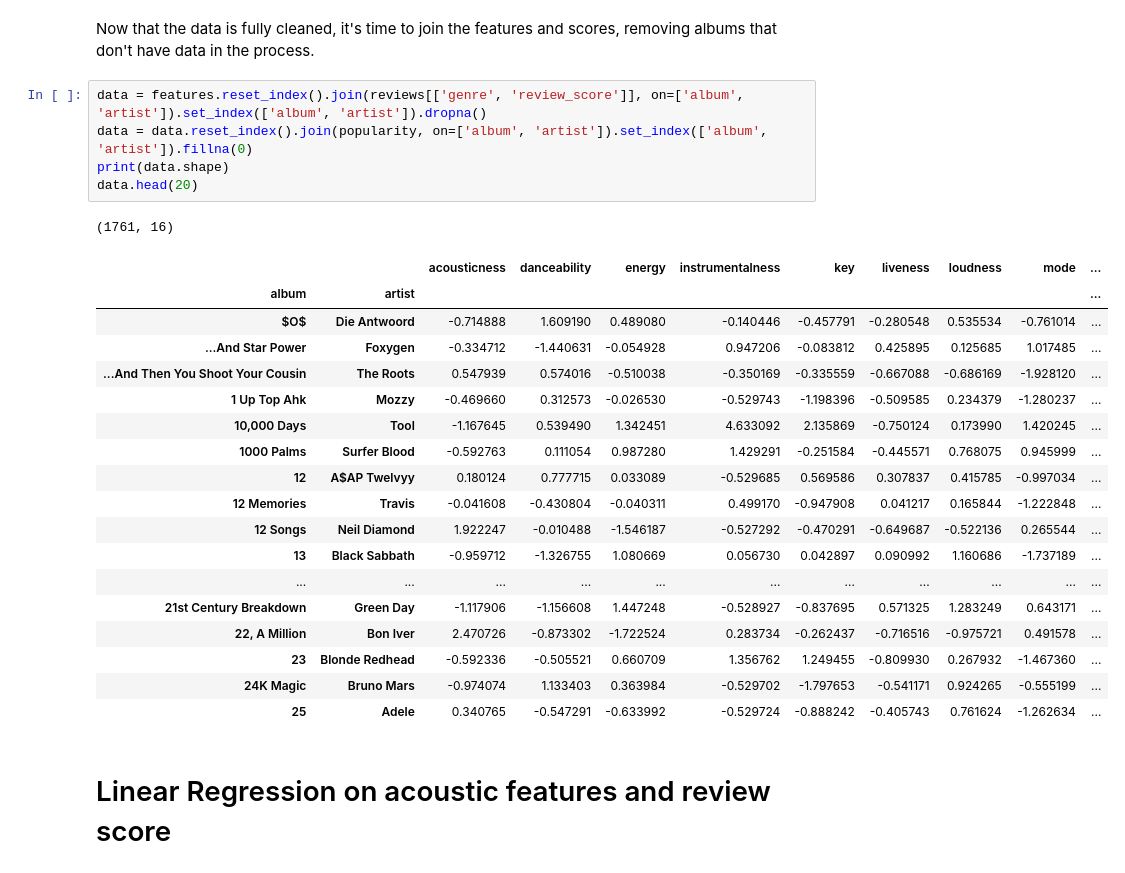
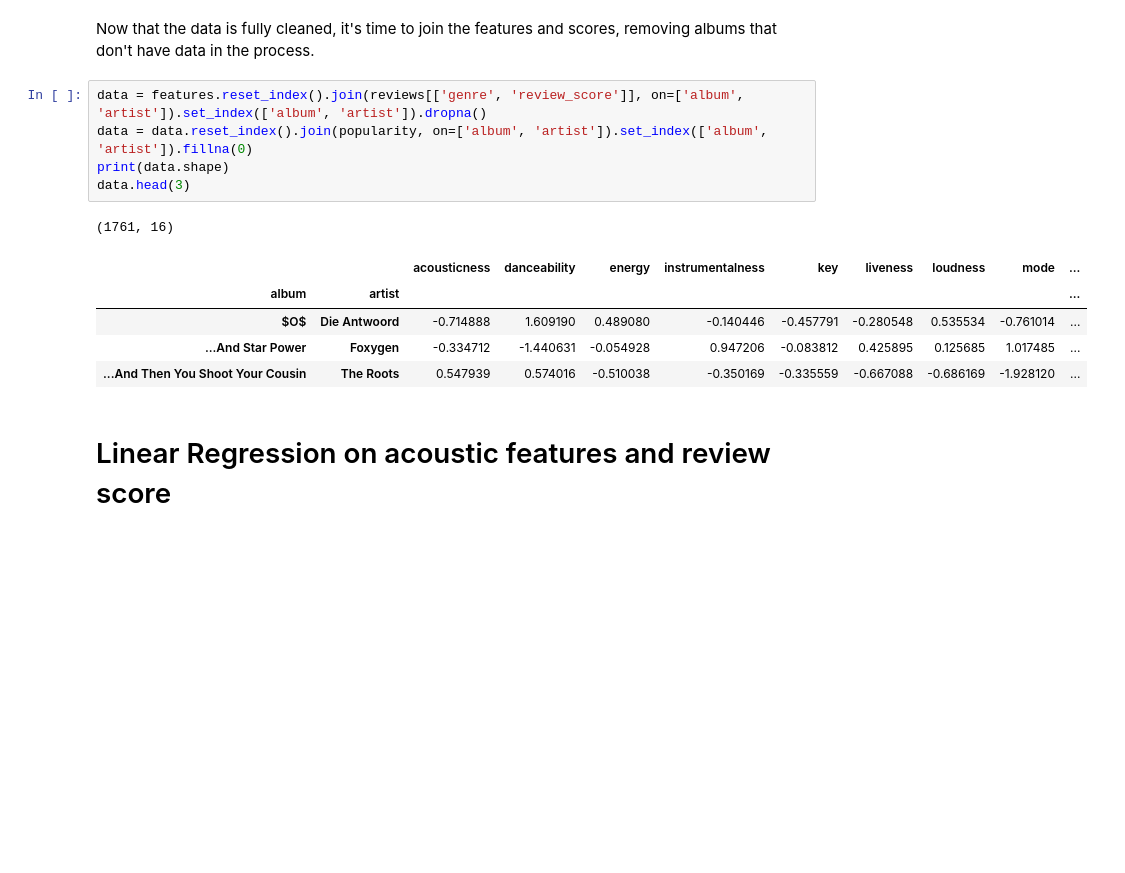
Before and after one commit to shaiyon/Spotify-Analysis, a Jupyter notebook: Exploratory Data Analysis.ipynb, the cells around one changed output. Saved outputs shown, nothing was run; the diff lists cells and outputs as text; blank space fills up the shorter version.

```diff
--- a/Exploratory Data Analysis.ipynb
+++ b/Exploratory Data Analysis.ipynb
@@ -186,28 +186,15 @@ Now that the data is fully cleaned, it's time to join the features and scores, r
 # %%
 data = features.reset_index().join(reviews[['genre', 'review_score']], on=['album', 'artist']).set_index(['album', 'artist']).dropna()
 data = data.reset_index().join(popularity, on=['album', 'artist']).set_index(['album', 'artist']).fillna(0)
 print(data.shape)
-data.head(20)
+data.head(3)
 # %% [output]
 (1761, 16)
 |  |  | acousticness | danceability | energy | instrumentalness | key | liveness | loudness | mode | ... |
 | album | artist |  |  |  |  |  |  |  |  | ... |
 | $O$ | Die Antwoord | -0.714888 | 1.609190 | 0.489080 | -0.140446 | -0.457791 | -0.280548 | 0.535534 | -0.761014 | ... |
 | ...And Star Power | Foxygen | -0.334712 | -1.440631 | -0.054928 | 0.947206 | -0.083812 | 0.425895 | 0.125685 | 1.017485 | ... |
 | ...And Then You Shoot Your Cousin | The Roots | 0.547939 | 0.574016 | -0.510038 | -0.350169 | -0.335559 | -0.667088 | -0.686169 | -1.928120 | ... |
-| 1 Up Top Ahk | Mozzy | -0.469660 | 0.312573 | -0.026530 | -0.529743 | -1.198396 | -0.509585 | 0.234379 | -1.280237 | ... |
-| 10,000 Days | Tool | -1.167645 | 0.539490 | 1.342451 | 4.633092 | 2.135869 | -0.750124 | 0.173990 | 1.420245 | ... |
-| 1000 Palms | Surfer Blood | -0.592763 | 0.111054 | 0.987280 | 1.429291 | -0.251584 | -0.445571 | 0.768075 | 0.945999 | ... |
-| 12 | A$AP Twelvyy | 0.180124 | 0.777715 | 0.033089 | -0.529685 | 0.569586 | 0.307837 | 0.415785 | -0.997034 | ... |
-| 12 Memories | Travis | -0.041608 | -0.430804 | -0.040311 | 0.499170 | -0.947908 | 0.041217 | 0.165844 | -1.222848 | ... |
-| 12 Songs | Neil Diamond | 1.922247 | -0.010488 | -1.546187 | -0.527292 | -0.470291 | -0.649687 | -0.522136 | 0.265544 | ... |
-| 13 | Black Sabbath | -0.959712 | -1.326755 | 1.080669 | 0.056730 | 0.042897 | 0.090992 | 1.160686 | -1.737189 | ... |
-| ... | ... | ... | ... | ... | ... | ... | ... | ... | ... | ... |
-| 21st Century Breakdown | Green Day | -1.117906 | -1.156608 | 1.447248 | -0.528927 | -0.837695 | 0.571325 | 1.283249 | 0.643171 | ... |
-| 22, A Million | Bon Iver | 2.470726 | -0.873302 | -1.722524 | 0.283734 | -0.262437 | -0.716516 | -0.975721 | 0.491578 | ... |
-| 23 | Blonde Redhead | -0.592336 | -0.505521 | 0.660709 | 1.356762 | 1.249455 | -0.809930 | 0.267932 | -1.467360 | ... |
-| 24K Magic | Bruno Mars | -0.974074 | 1.133403 | 0.363984 | -0.529702 | -1.797653 | -0.541171 | 0.924265 | -0.555199 | ... |
-| 25 | Adele | 0.340765 | -0.547291 | -0.633992 | -0.529724 | -0.888242 | -0.405743 | 0.761624 | -1.262634 | ... |
 # %% [markdown]
 # Linear Regression on acoustic features and review score
 # %%
```
Also changed, not shown: parts of 3 cells of this notebook.
